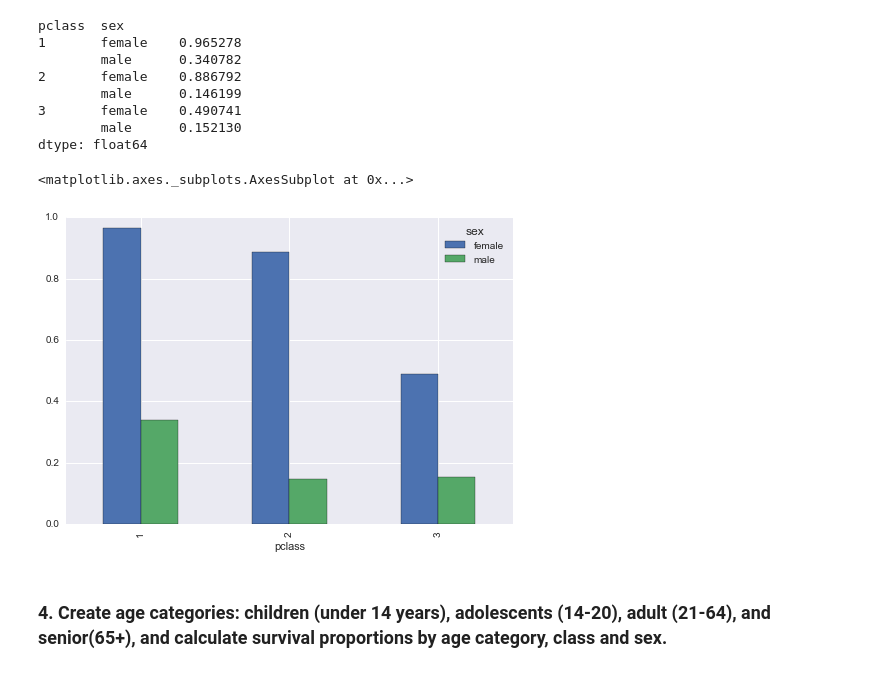
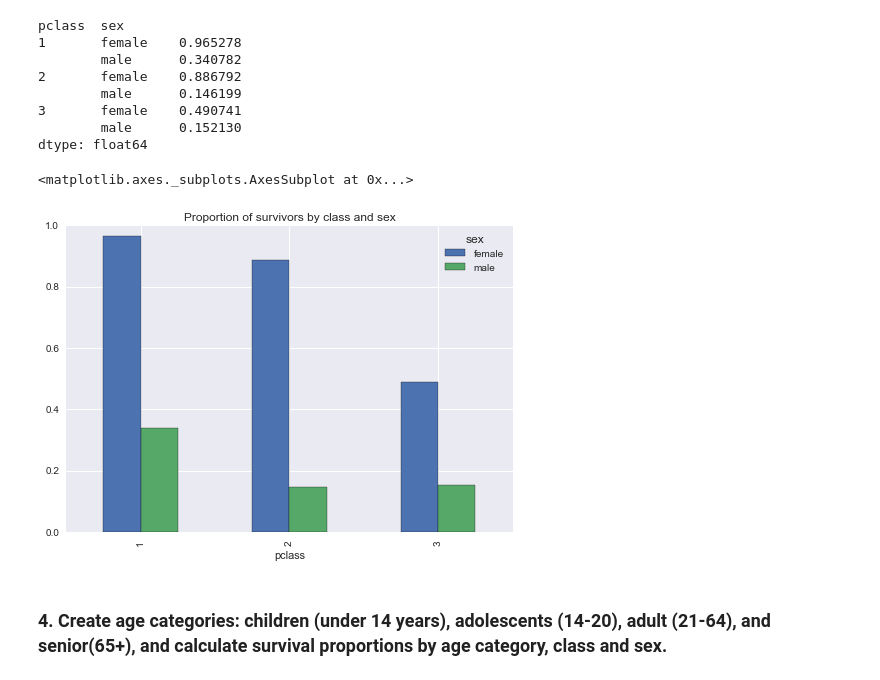
Before and after one commit to romac/ADAHomeworks, a Jupyter notebook: 01 - Pandas and Data Wrangling/Data Wrangling with Pandas.ipynb, the cells around one changed output. Cells and saved outputs as stored; diff of their text form; code cells hidden in the pictures.

```diff
--- a/01 - Pandas and Data Wrangling/Data Wrangling with Pandas.ipynb
+++ b/01 - Pandas and Data Wrangling/Data Wrangling with Pandas.ipynb
@@ -1840,10 +1840,10 @@ pclass  sex
         male      0.152130
 dtype: float64
 # %%
-survivors_prop_by_class_and_sex.unstack('sex').plot(kind = 'bar')
+survivors_prop_by_class_and_sex.unstack('sex').plot(kind = 'bar', title='Proportion of survivors by class and sex')
 # %% [output]
 <matplotlib.axes._subplots.AxesSubplot at 0x...>
-[figure, old version]
+[figure, new version]
 # %% [markdown]
 ### 4. Create age categories: children (under 14 years), adolescents (14-20), adult (21-64), and senior(65+), and calculate survival proportions by age category, class and sex.
 # %%
```
Also changed, not shown: parts of 4 cells of this notebook.
